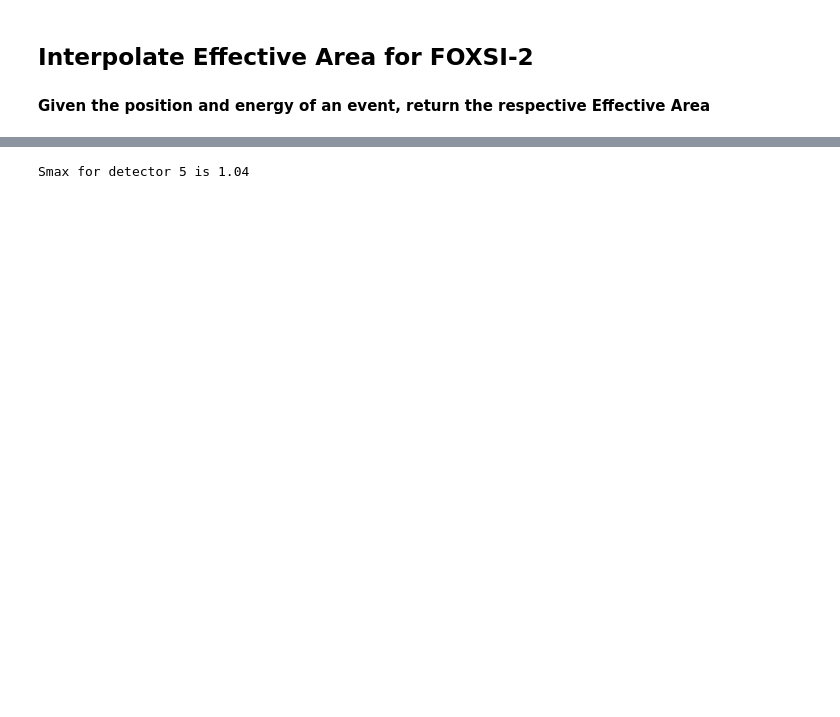
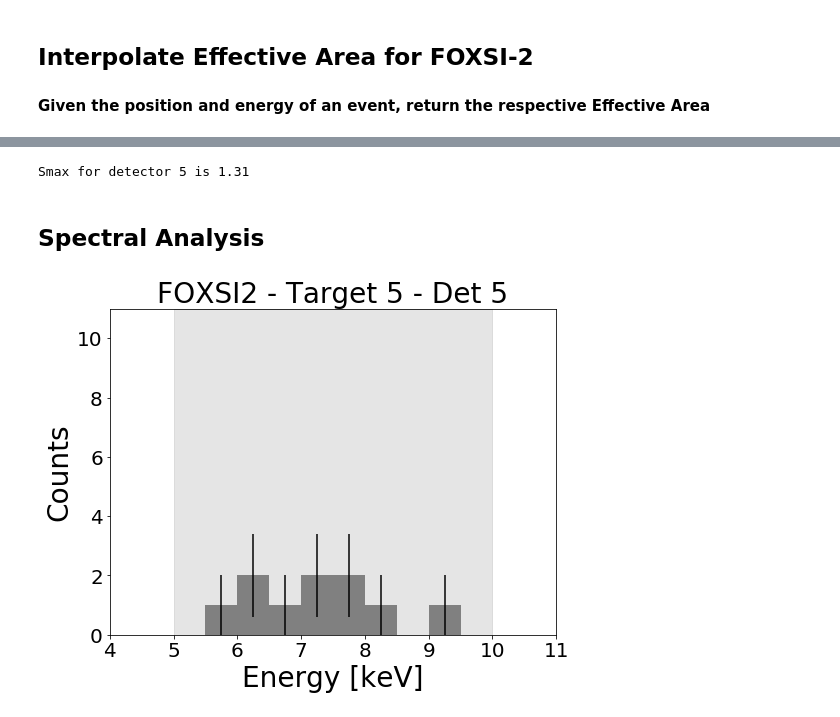
Before and after one commit to pymilo/QuietSunAnalysis, a Jupyter notebook: FOXSI2/D0145_T4-FOXSI2-QS-FluxStudy.ipynb, the cells around one changed output, grey strips where cells are left out. Drawn from its saved outputs; the diff is of its cells as text; code cells hidden in the pictures; blank space fills up the shorter version.

Commit message:
FOXSI 2 update

```diff
--- a/FOXSI2/D0145_T4-FOXSI2-QS-FluxStudy.ipynb
+++ b/FOXSI2/D0145_T4-FOXSI2-QS-FluxStudy.ipynb
@@ -604,8 +597,52 @@ The averaged Eff. Area inside the solar disk is 9.210947931860684 cm-2
 # %%
 det = 5
+Tons = [22.4, 21.7, 0, 0, 27.5, 28.2, 0]
 EAon = [9.2, 9.4, 0, 0, 10., 11., 0]
 Aon  = [334336.5, 332738.6, 0 , 0, 332529.8, 333995.8, 0]
-Smax = (75.676e-4) * (22.40 ) * (5) * EAon[det] * Aon[det] / 2982363.1
+Smax = (75.676e-4) * Tons[det] * (5) * EAon[det] * Aon[det] / 2982363.1
 print(f'Smax for detector {det} is {round(Smax,2)}')
 # %% [output]
-Smax for detector 5 is 1.04
+Smax for detector 5 is 1.31
+# %% [markdown]
+## Spectral Analysis
+# %%
+def plothist(FXDX):
+    barwidth, emin, emax = 0.5, 5, 10
+    es = np.stack(FXDX['hit_energy']).T[1] # get energy values
+    y,binEdges = np.histogram(es,bins=int((emax-emin)/barwidth),range=(emin,emax))
+    bincenters = 0.5*(binEdges[1:]+binEdges[:-1])
+    menStd     = np.sqrt(y)
+    det = FXDX['det_num'][0]
+    # plot spectrum
+    fig, ax = plt.subplots(figsize=(8,6))
+    # ornaments
+    ax.set_xlim(4,11)
+    ax.set_ylim(0,11)
+    ax.set_xlabel('Energy [keV]',fontsize=28)
+    ax.set_ylabel('Counts',fontsize=28)
+    #ax.set_yticks([])
+    ax.tick_params(axis='both', labelsize=20)
+    ax.set_title('FOXSI2 - Target 5 - Det '+str(det),fontsize=28)
+    ax.axvspan(emin, emax, alpha=0.2, color='grey')
+    # FOXSI2 Data
+    plt.bar(bincenters, y, width=barwidth, color='grey', yerr=menStd)
+    plt.show()
+    fig.savefig('F2T4D'+str(det)+'_Hist.pdf',bbox_inches='tight',dpi=300)
+    plt.close(fig)
+
+def ExcludeMicroFlare(F2DDT5):
+    # Get X, Y, and E for T5 :
+    FX5DD = np.stack(F2DDT5['HIT_XY_SOLAR']).T[0] + offset_xy[0]
+    FY5DD = np.stack(F2DDT5['HIT_XY_SOLAR']).T[1]+ offset_xy[1]
+    # Chose counts outside the microflare region:
+    return F2DDT5[(np.sqrt((FX5DD - Xflare )**2 + (FY5DD - Yflare)**2) > 100)]
+# %%
+# Exluding Microflare:
+F2D0T5NF = ExcludeMicroFlare(F2D0T5)
+F2D1T5NF = ExcludeMicroFlare(F2D1T5)
+F2D4T5NF = ExcludeMicroFlare(F2D4T5)
+F2D5T5NF = ExcludeMicroFlare(F2D5T5)
+# %%
+plothist(F2D5T5NF)
+# %% [output]
+[figure, added]
```
Also changed, not shown: parts of 20 cells of this notebook, 44 other files.
